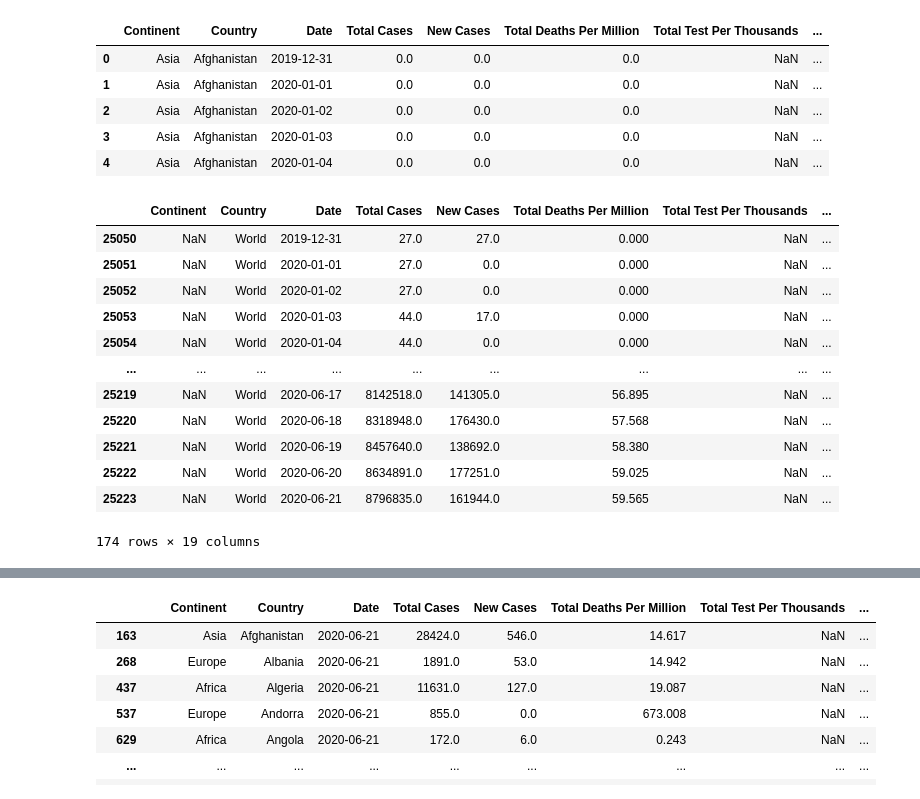
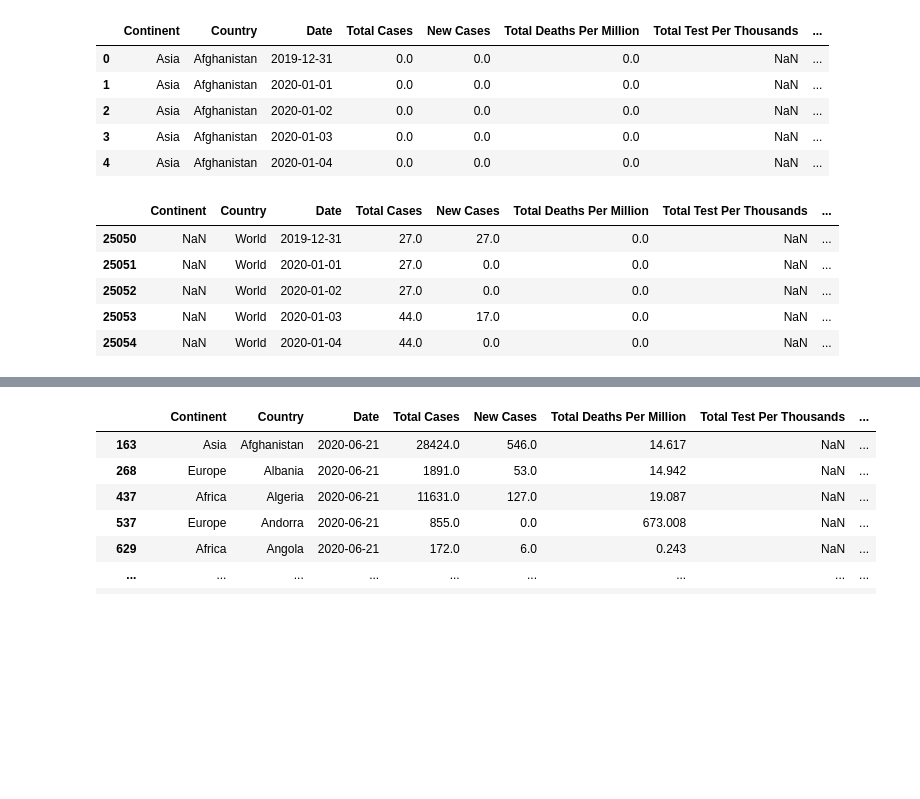
Before and after one commit to M-Agami/META-B, a Jupyter notebook: Coding/Coronavirus.ipynb, the cells around one changed output, grey strips where cells are left out. Cells and saved outputs as stored; diff of their text form; code cells hidden in the pictures; blank space fills up the shorter version.

```diff
--- a/Coding/Coronavirus.ipynb
+++ b/Coding/Coronavirus.ipynb
@@ -127,21 +127,14 @@ combined_df.head()
 | 4 | Asia | Afghanistan | 2020-01-04 | 0.0 | 0.0 | 0.0 | NaN | ... |
 # %%
 world_data = combined_df[combined_df['Country']=='World']
-world_data
+world_data.head()
 # %% [output]
 |  | Continent | Country | Date | Total Cases | New Cases | Total Deaths Per Million | Total Test Per Thousands | ... |
-| 25050 | NaN | World | 2019-12-31 | 27.0 | 27.0 | 0.000 | NaN | ... |
-| 25051 | NaN | World | 2020-01-01 | 27.0 | 0.0 | 0.000 | NaN | ... |
-| 25052 | NaN | World | 2020-01-02 | 27.0 | 0.0 | 0.000 | NaN | ... |
-| 25053 | NaN | World | 2020-01-03 | 44.0 | 17.0 | 0.000 | NaN | ... |
-| 25054 | NaN | World | 2020-01-04 | 44.0 | 0.0 | 0.000 | NaN | ... |
-| ... | ... | ... | ... | ... | ... | ... | ... | ... |
-| 25219 | NaN | World | 2020-06-17 | 8142518.0 | 141305.0 | 56.895 | NaN | ... |
-| 25220 | NaN | World | 2020-06-18 | 8318948.0 | 176430.0 | 57.568 | NaN | ... |
-| 25221 | NaN | World | 2020-06-19 | 8457640.0 | 138692.0 | 58.380 | NaN | ... |
-| 25222 | NaN | World | 2020-06-20 | 8634891.0 | 177251.0 | 59.025 | NaN | ... |
-| 25223 | NaN | World | 2020-06-21 | 8796835.0 | 161944.0 | 59.565 | NaN | ... |
+| 25050 | NaN | World | 2019-12-31 | 27.0 | 27.0 | 0.0 | NaN | ... |
+| 25051 | NaN | World | 2020-01-01 | 27.0 | 0.0 | 0.0 | NaN | ... |
+| 25052 | NaN | World | 2020-01-02 | 27.0 | 0.0 | 0.0 | NaN | ... |
+| 25053 | NaN | World | 2020-01-03 | 44.0 | 17.0 | 0.0 | NaN | ... |
+| 25054 | NaN | World | 2020-01-04 | 44.0 | 0.0 | 0.0 | NaN | ... |
-174 rows × 19 columns
 # %%
 africa_cases = combined_df[(combined_df['Continent']=='Africa')].groupby("Date")
 africa_cases_daily = africa_cases.sum()
```
Also changed, not shown: parts of 10 cells of this notebook.
